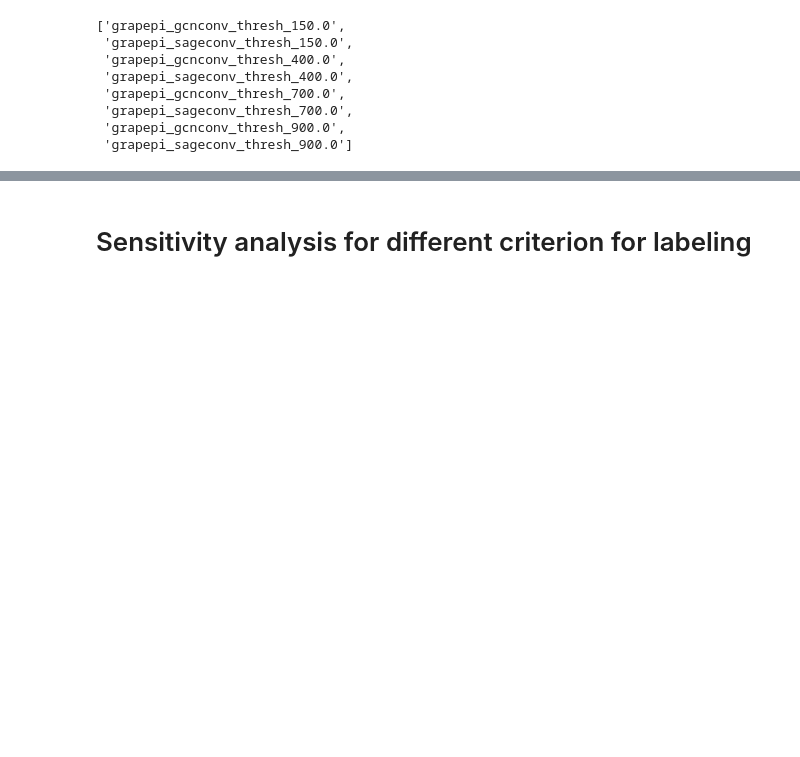
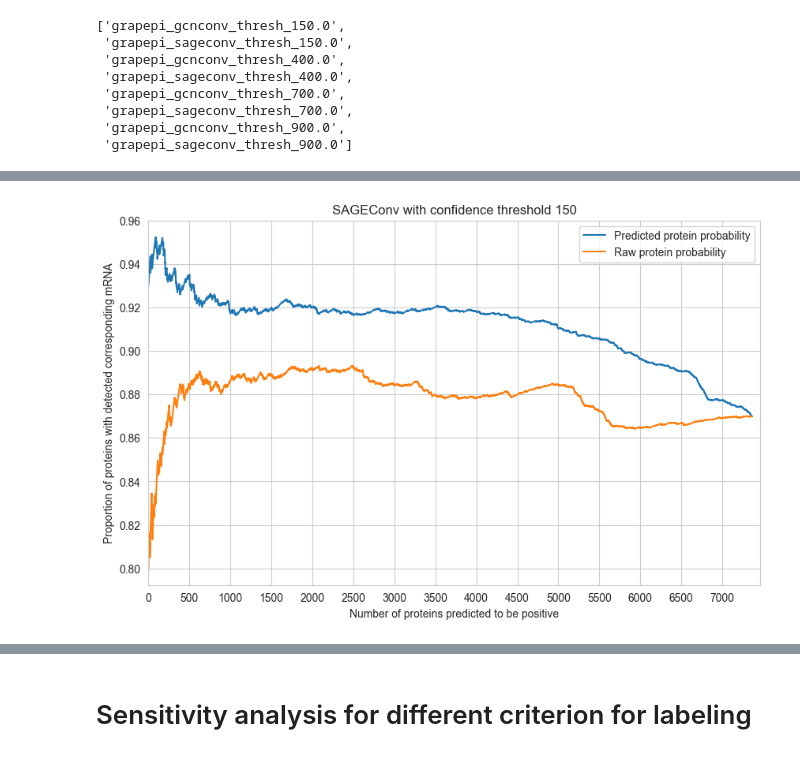
Before and after one commit to FDUguchunhui/GrapePi, a Jupyter notebook: notebooks/sensitivity_analysis/run_different_config.ipynb, the cells around one changed output, grey strips where cells are left out. Cells and saved outputs as stored; diff of their text form; code cells hidden in the pictures; blank space fills up the shorter version.

```diff
--- a/notebooks/sensitivity_analysis/run_different_config.ipynb
+++ b/notebooks/sensitivity_analysis/run_different_config.ipynb
@@ -112,0 +136,41 @@ plt.show()
+# %%
+import os
+import pandas as pd
+import numpy as np
+import matplotlib.pyplot as plt
+
+def analyze_protein_data(result, label_col, unconfident_threshold, title):
+    dat = pd.read_csv(result)
+    dat = dat.loc[:, ['accession', 'gene_symbol', 'pred_prob', 'protein_probability', label_col, 'mRNA_TPM']]
+    dat.rename(columns={'protein_probability': 'raw_prob', 'mRNA_TPM': 'mRNA'}, inplace=True)
+    output_dir = os.path.dirname(result)
+    output = os.path.join(output_dir, 'mRNA_coverage.tiff')
+
+    dat = dat[dat[label_col].isnull()]
+    dat = dat[(dat['raw_prob'] < unconfident_threshold)]
+    dat['mRNA'] = dat['mRNA'].apply(lambda x: 1 if x > 0 else 0)
+
+    pred_prob_preded_mRNA_coverage = []
+    raw_prob_preded_mRNA_coverage = []
+    for N in range(100, dat.shape[0], 1):
+        positive_by_pred = dat.sort_values(by='pred_prob', ascending=False).reset_index(drop=True).iloc[:N, dat.columns.get_loc('mRNA')]
+        positive_by_raw = dat.sort_values(by='raw_prob', ascending=False).reset_index(drop=True).iloc[:N, dat.columns.get_loc('mRNA')]
+
+        pred_prob_preded_mRNA_coverage.append(np.sum(positive_by_pred) / len(positive_by_pred))
+        raw_prob_preded_mRNA_coverage.append(np.sum(positive_by_raw) / len(positive_by_raw))
+
+    fig, ax = plt.subplots(figsize=(10, 6))
+    ax.plot(pred_prob_preded_mRNA_coverage)
+    ax.plot(raw_prob_preded_mRNA_coverage)
+    ax.set_xlabel('Number of proteins predicted to be positive')
+    ax.set_xlim(0, dat.shape[0])
+    ax.set_xticks(range(0, dat.shape[0], 500))
+    ax.set_ylabel('Proportion of proteins with detected corresponding mRNA')
+    plt.legend(['Predicted protein probability', 'Raw protein probability'])
+    plt.title(title)
+    plt.show()
+    fig.savefig(output, format='tiff', dpi=350, bbox_inches='tight')
+# %%
+plot1 = analyze_protein_data('results/grapepi_sageconv_thresh_150.0/evaluation/all_proteins.csv', label_col='hard_label_03_07', unconfident_threshold=0.9, title='SAGEConv with confidence threshold 150')
+# %% [output]
+[figure, added]
```
Also changed, not shown: parts of 20 cells of this notebook, 41 other files.
